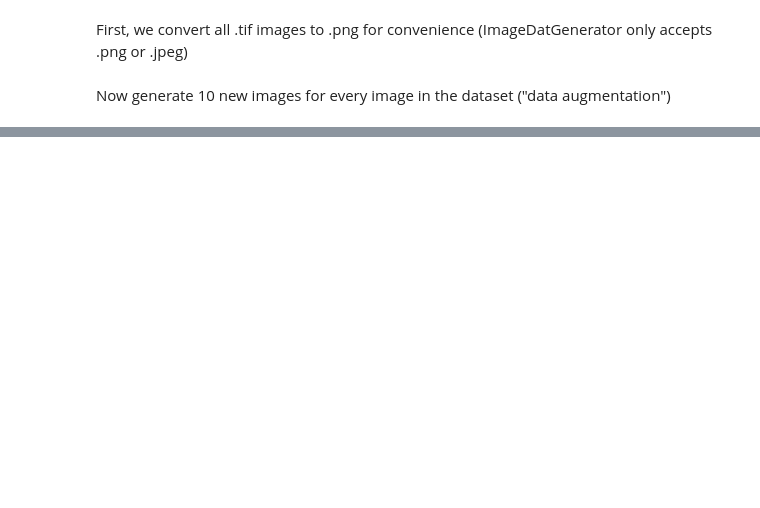
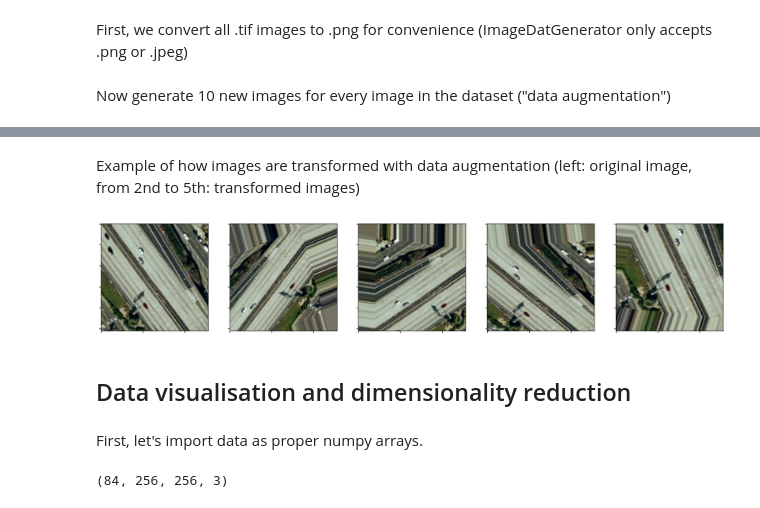
Before and after one commit to VINX89/advanced-comp-2017, a Jupyter notebook: FinalProject/FinalProject.ipynb, the cells around one changed output, grey strips where cells are left out. Cells and saved outputs as stored; diff of their text form; code cells hidden in the pictures; blank space fills up the shorter version.

```diff
--- a/FinalProject/FinalProject.ipynb
+++ b/FinalProject/FinalProject.ipynb
@@ -93,3 +97,26 @@ Transforming files in /Users/Vincenzo/Desktop/EPFL/AdvancedComputingTechniques/E
 Transforming files in /Users/Vincenzo/Desktop/EPFL/AdvancedComputingTechniques/Exercises/advanced-comp-2017/FinalProject/InputFiles/sparseresidential
 Transforming files in /Users/Vincenzo/Desktop/EPFL/AdvancedComputingTechniques/Exercises/advanced-comp-2017/FinalProject/InputFiles/storagetanks
 Transforming files in /Users/Vincenzo/Desktop/EPFL/AdvancedComputingTechniques/Exercises/advanced-comp-2017/FinalProject/InputFiles/tenniscourt
+# %% [markdown]
+Example of how images are transformed with data augmentation (left: original image, from 2nd to 5th: transformed images)
+# %%
+from IPython.display import Image, display, FileLinks
+import matplotlib.image as mpimg
+images = ['freeway00','freeway_new_0_0_666','freeway_new_0_0_1365','freeway_new_0_0_1877','freeway_new_0_0_4361']
+fig, axs = plt.subplots(1, len(images), figsize=(20, 20))
+imgs = []
+for i in range(len(images)):
+    ax = axs[i]
+    imgs.append(mpimg.imread(thispath+"/data_augmentation_examples/"+images[i]+".png"))
+    ax.imshow(imgs[i])
+    ax.set_yticklabels([])
+    ax.set_xticklabels([])
+
+#for img in images:
+#    display(Image(filename=thispath+"/data_augmentation_examples/"+img+".png", width=200, height=200))
+# %% [output]
+[figure, added]
+# %% [markdown]
+## Data visualisation and dimensionality reduction
+# %% [markdown]
+First, let's import data as proper numpy arrays.
@@ -95,0 +151,4 @@ Transforming files in /Users/Vincenzo/Desktop/EPFL/AdvancedComputingTechniques/E
+# %%
+np.shape(X)
+# %% [output]
+(84, 256, 256, 3)
```
Also changed, not shown: parts of 5 cells of this notebook.
